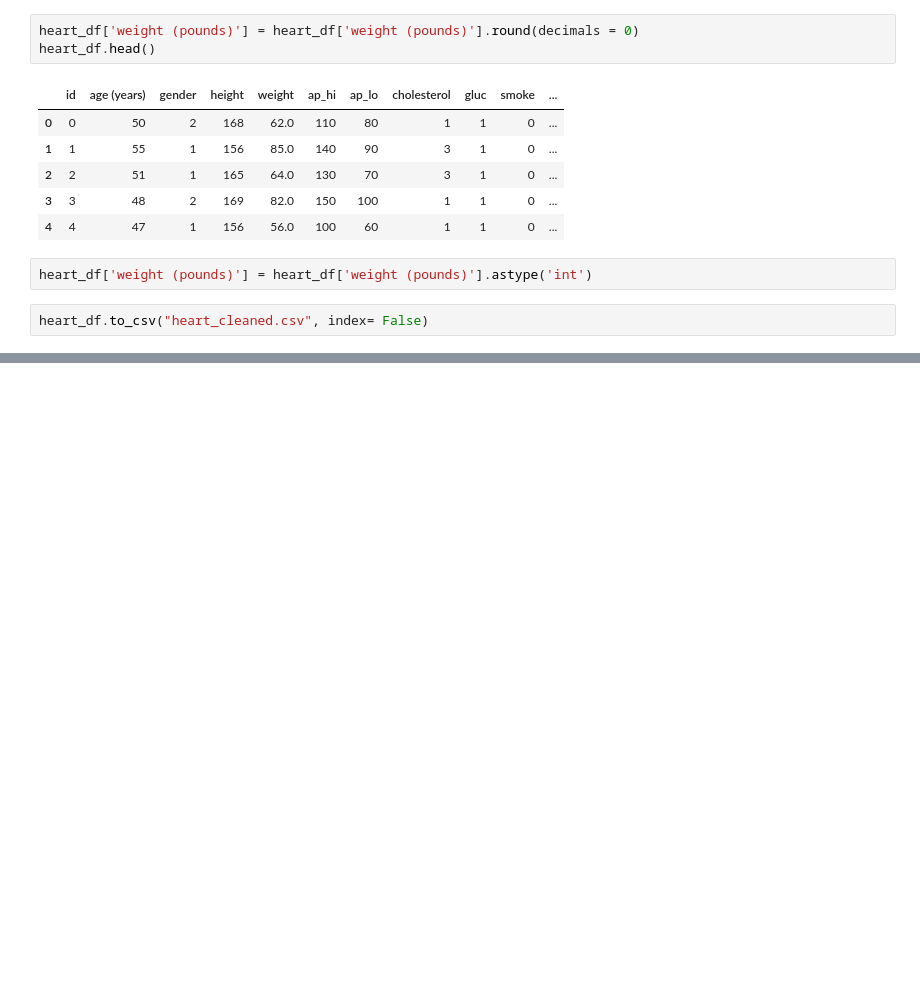
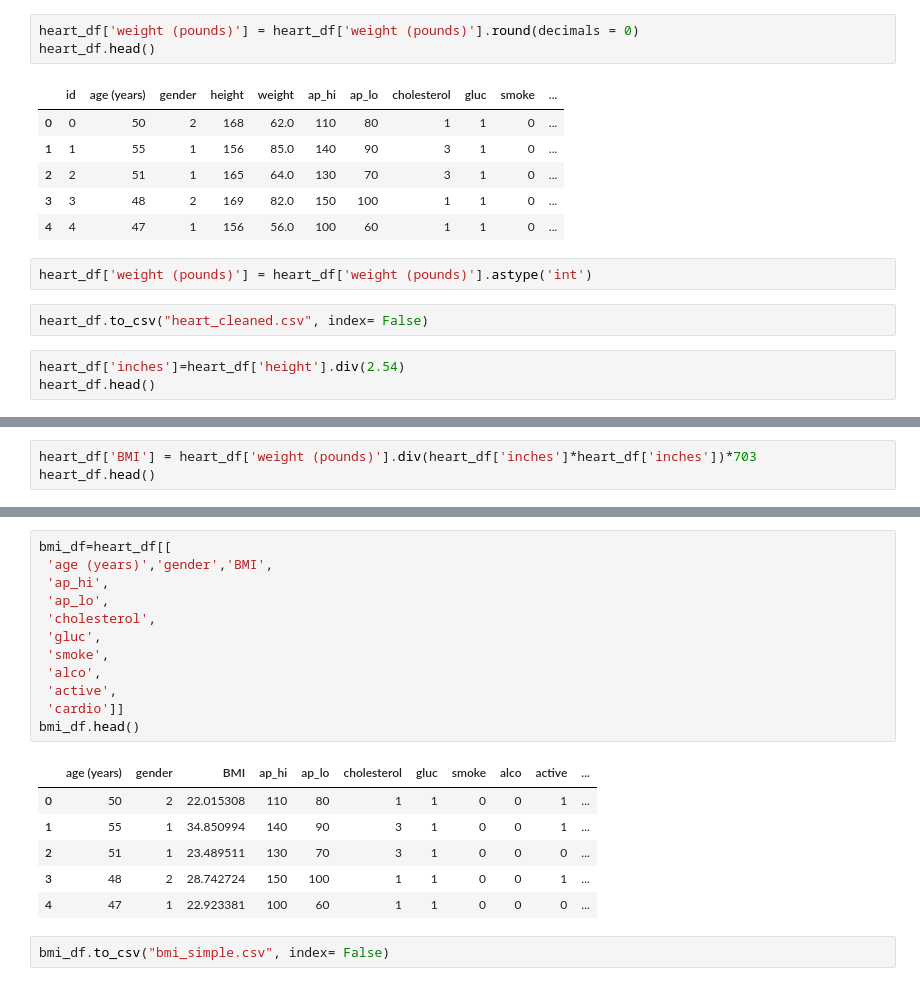
Before and after one commit to JGILINGER7/heart_disease_risk, a Jupyter notebook: Jacob/data_cleaning.ipynb, the cells around one changed output, grey strips where cells are left out. Saved outputs shown, nothing was run; the diff lists cells and outputs as text; blank space fills up the shorter version.

Commit message:
added code to calculate body mass to data_cleaning.ipynb and created bmi_simple.csv

```diff
--- a/Jacob/data_cleaning.ipynb
+++ b/Jacob/data_cleaning.ipynb
@@ -186,3 +186,6 @@ heart_df.head()
 heart_df['weight (pounds)'] = heart_df['weight (pounds)'].astype('int')
 # %%
 heart_df.to_csv("heart_cleaned.csv", index= False)
+# %%
+heart_df['inches']=heart_df['height'].div(2.54)
+heart_df.head()
@@ -188,0 +199,3 @@ heart_df.to_csv("heart_cleaned.csv", index= False)
+# %%
+heart_df['BMI'] = heart_df['weight (pounds)'].div(heart_df['inches']*heart_df['inches'])*703
+heart_df.head()
@@ -188,0 +230,21 @@ heart_df.to_csv("heart_cleaned.csv", index= False)
+# %%
+bmi_df=heart_df[[
+ 'age (years)','gender','BMI',
+ 'ap_hi',
+ 'ap_lo',
+ 'cholesterol',
+ 'gluc',
+ 'smoke',
+ 'alco',
+ 'active',
+ 'cardio']]
+bmi_df.head()
+# %% [output]
+|  | age (years) | gender | BMI | ap_hi | ap_lo | cholesterol | gluc | smoke | alco | active | ... |
+| 0 | 50 | 2 | 22.015308 | 110 | 80 | 1 | 1 | 0 | 0 | 1 | ... |
+| 1 | 55 | 1 | 34.850994 | 140 | 90 | 3 | 1 | 0 | 0 | 1 | ... |
+| 2 | 51 | 1 | 23.489511 | 130 | 70 | 3 | 1 | 0 | 0 | 0 | ... |
+| 3 | 48 | 2 | 28.742724 | 150 | 100 | 1 | 1 | 0 | 0 | 1 | ... |
+| 4 | 47 | 1 | 22.923381 | 100 | 60 | 1 | 1 | 0 | 0 | 0 | ... |
+# %%
+bmi_df.to_csv("bmi_simple.csv", index= False)
```
Also changed, not shown: parts of 3 cells of this notebook, 1 other file.
